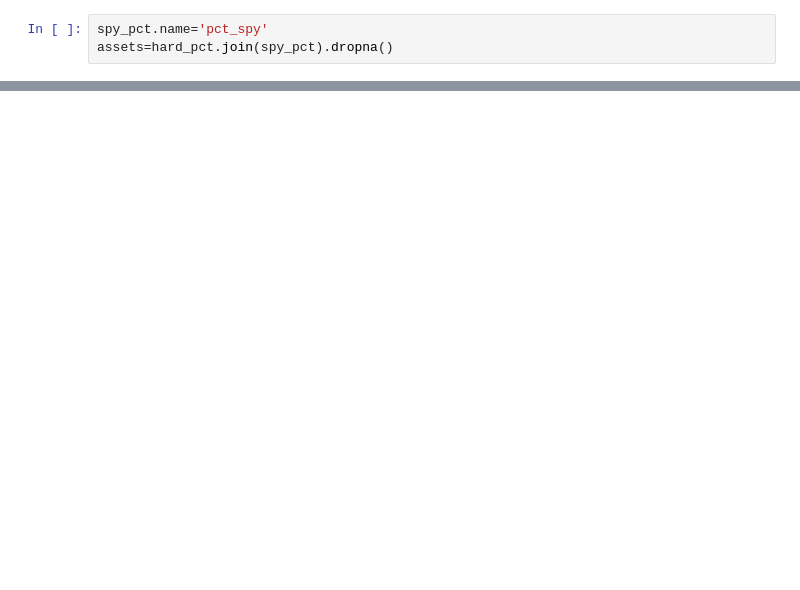
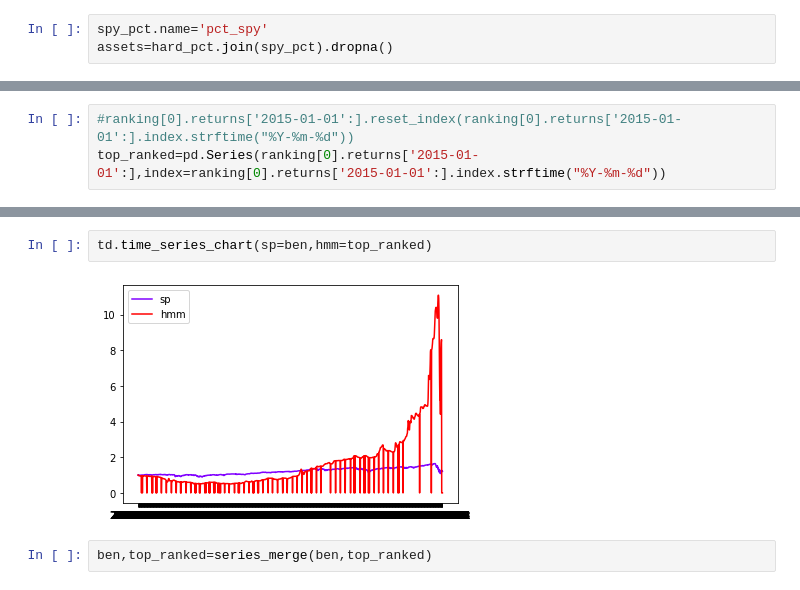
Before and after one commit to jamesBaker361/project, a Jupyter notebook: saturdayexperiements.ipynb, the cells around one changed output, grey strips where cells are left out. Cells and saved outputs as stored; diff of their text form; blank space fills up the shorter version.

```diff
--- a/saturdayexperiements.ipynb
+++ b/saturdayexperiements.ipynb
@@ -202,0 +216,3 @@ test_model_mapping()
+# %%
+#ranking[0].returns['2015-01-01':].reset_index(ranking[0].returns['2015-01-01':].index.strftime("%Y-%m-%d"))
+top_ranked=pd.Series(ranking[0].returns['2015-01-01':],index=ranking[0].returns['2015-01-01':].index.strftime("%Y-%m-%d"))
@@ -202,0 +234,6 @@ test_model_mapping()
+# %%
+td.time_series_chart(sp=ben,hmm=top_ranked)
+# %% [output]
+[figure, added]
+# %%
+ben,top_ranked=series_merge(ben,top_ranked)
```
Also changed, not shown: parts of 18 cells of this notebook, 3 other files.
